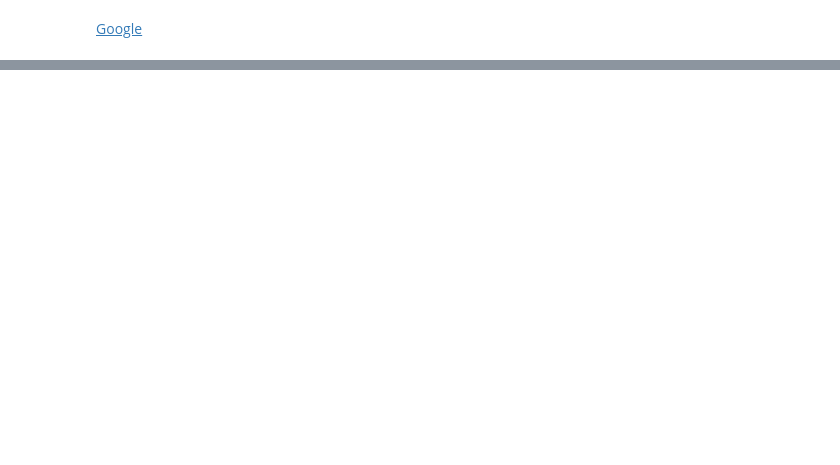
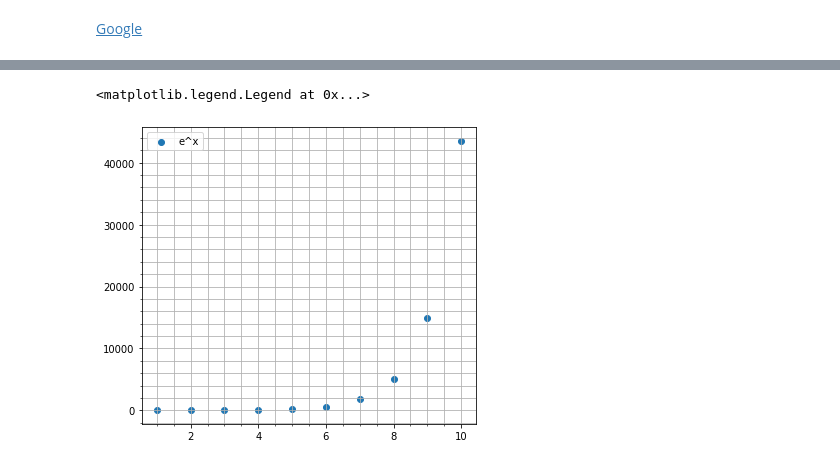
Before and after one commit to 7ydini/Jupiter, a Jupyter notebook: Лысый_Дмитрий_ПИН_12М_1_ЛР.ipynb, the cells around one changed output, grey strips where cells are left out. Saved outputs shown, nothing was run; the diff lists cells and outputs as text; code cells hidden in the pictures; blank space fills up the shorter version.

```diff
--- a/Лысый_Дмитрий_ПИН_12М_1_ЛР.ipynb
+++ b/Лысый_Дмитрий_ПИН_12М_1_ЛР.ipynb
@@ -56,10 +70,13 @@ plt.ylabel("count")
 # %%
-x = [1, 2, 3, 4, 5, 6, 7, 8, 9, 10, 11, 12]
-y = [i**2.91 for i in x]
+x = [1, 2, 3, 4, 5, 6, 7, 8, 9, 10]
+y = [2.91**i for i in x]
 
-plt.figure(figsize = (7, 14))
+plt.figure(figsize = (6, 12))
 plt.subplot(2, 1, 1)
-plt.scatter(x, y, label = "x^e")
+plt.scatter(x, y, label = "e^x")
 plt.grid(True, which='both')
 plt.minorticks_on()
 plt.legend()
+# %% [output]
+<matplotlib.legend.Legend at 0x...>
+[figure, added]
```
Also changed, not shown: parts of 10 cells of this notebook.
